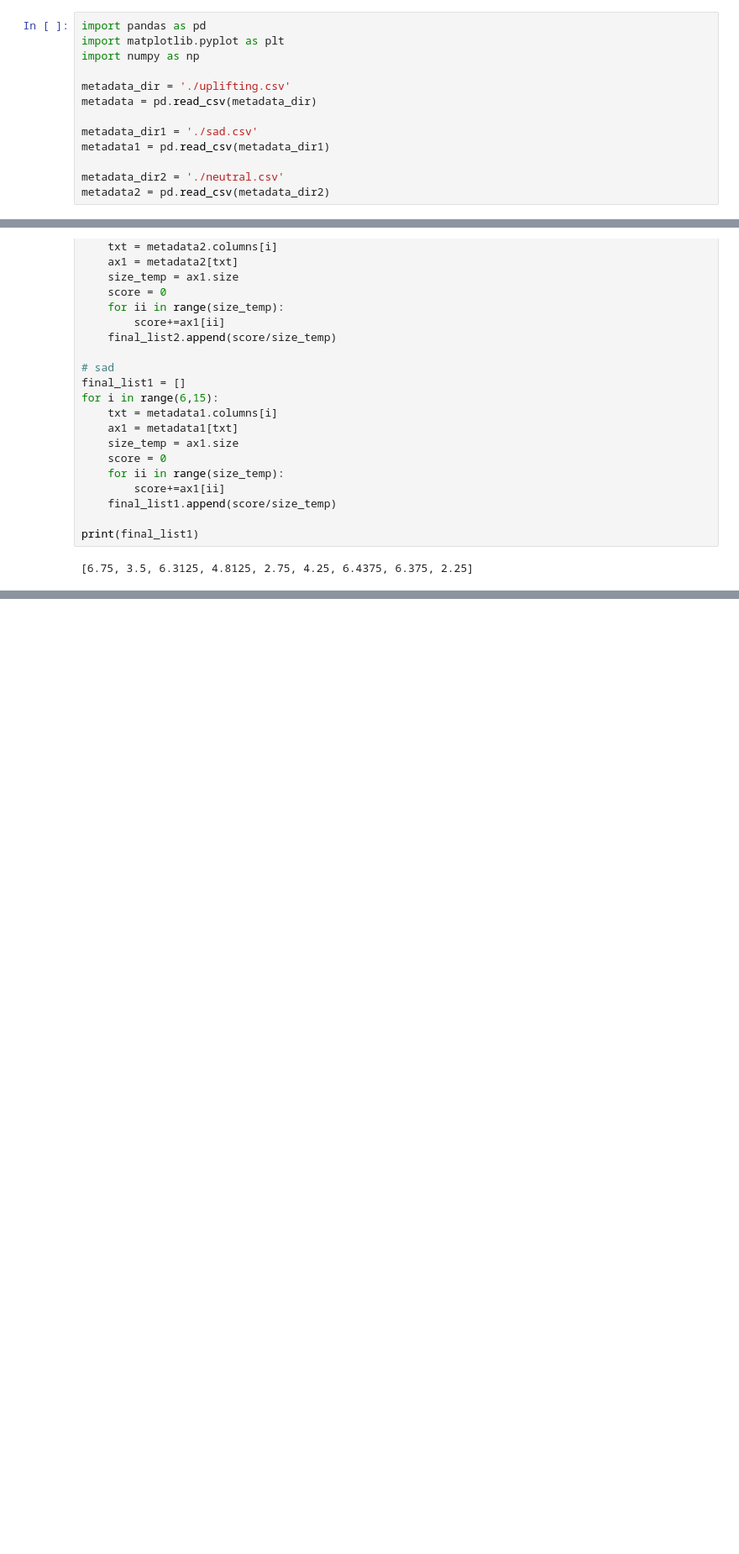
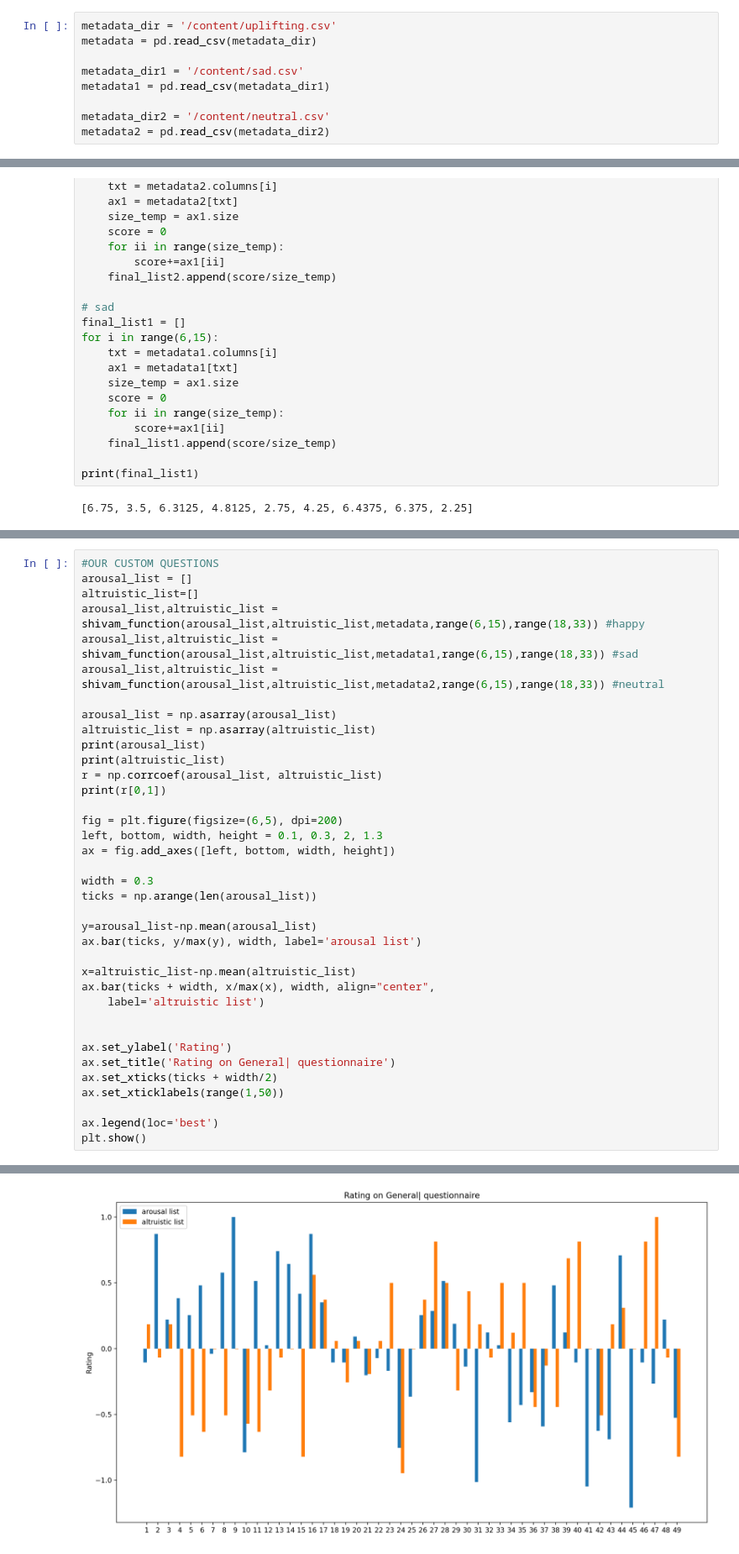
Before and after one commit to Avinash2468/Psychology_Project, a Jupyter notebook: Results_visualizer.ipynb, the cells around one changed output, grey strips where cells are left out. Shown at 84% size. Cells and saved outputs as stored; diff of their text form; blank space fills up the shorter version.

Commit message:
finalized function

```diff
--- a/Results_visualizer.ipynb
+++ b/Results_visualizer.ipynb
@@ -1,13 +5,9 @@
 # %%
-import pandas as pd
-import matplotlib.pyplot as plt
-import numpy as np
-
-metadata_dir = './uplifting.csv'
+metadata_dir = '/content/uplifting.csv'
 metadata = pd.read_csv(metadata_dir)
 
-metadata_dir1 = './sad.csv'
+metadata_dir1 = '/content/sad.csv'
 metadata1 = pd.read_csv(metadata_dir1)
 
-metadata_dir2 = './neutral.csv'
+metadata_dir2 = '/content/neutral.csv'
 metadata2 = pd.read_csv(metadata_dir2)
@@ -422,0 +273,38 @@ print(r[0,1])
+# %%
+#OUR CUSTOM QUESTIONS
+arousal_list = []
+altruistic_list=[]
+arousal_list,altruistic_list = shivam_function(arousal_list,altruistic_list,metadata,range(6,15),range(18,33)) #happy
+arousal_list,altruistic_list = shivam_function(arousal_list,altruistic_list,metadata1,range(6,15),range(18,33)) #sad
+arousal_list,altruistic_list = shivam_function(arousal_list,altruistic_list,metadata2,range(6,15),range(18,33)) #neutral
+
+arousal_list = np.asarray(arousal_list)
+altruistic_list = np.asarray(altruistic_list)
+print(arousal_list)
+print(altruistic_list)
+r = np.corrcoef(arousal_list, altruistic_list)
+print(r[0,1])
+
+fig = plt.figure(figsize=(6,5), dpi=200)
+left, bottom, width, height = 0.1, 0.3, 2, 1.3
+ax = fig.add_axes([left, bottom, width, height])
+
+width = 0.3
+ticks = np.arange(len(arousal_list))
+
+y=arousal_list-np.mean(arousal_list)
+ax.bar(ticks, y/max(y), width, label='arousal list')
+
+x=altruistic_list-np.mean(altruistic_list)
+ax.bar(ticks + width, x/max(x), width, align="center",
+    label='altruistic list')
+
+
+ax.set_ylabel('Rating')
+ax.set_title('Rating on General| questionnaire')
+ax.set_xticks(ticks + width/2)
+ax.set_xticklabels(range(1,50))
+
+ax.legend(loc='best')
+plt.show()
+# %% [output]
@@ -422,0 +318 @@ print(r[0,1])
+[figure, added]
```
Also changed, not shown: parts of 14 cells of this notebook.
